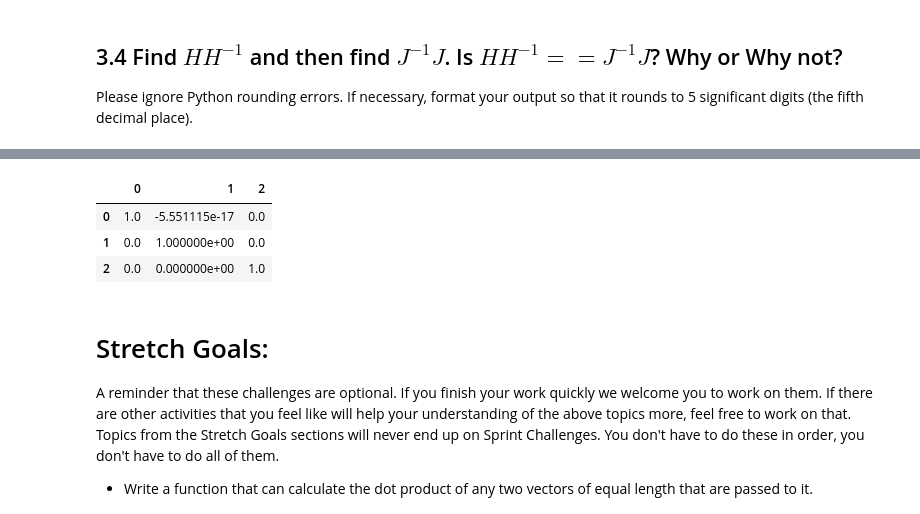
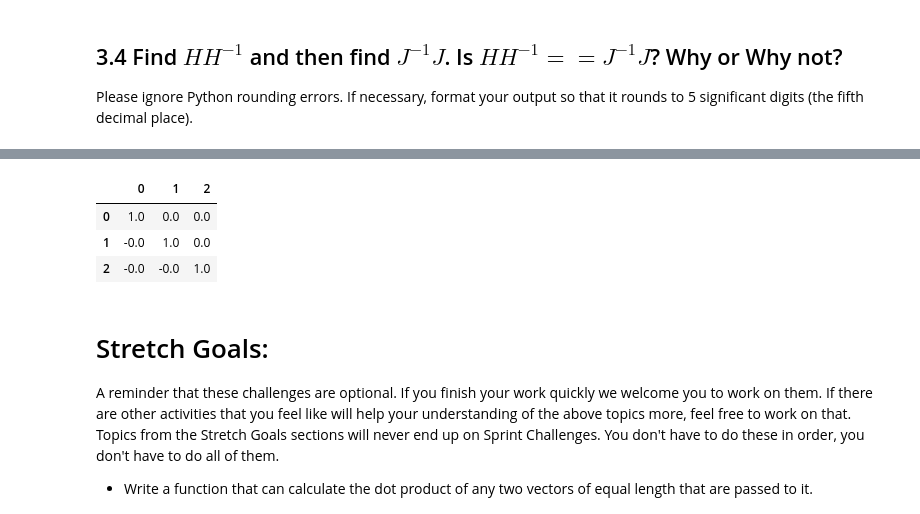
Before and after one commit to raklives/DS-Unit-1-Sprint-3-Linear-Algebra, a Jupyter notebook: module1-vectors-and-matrices/LS_DS_131_Vectors_and_Matrices_Assignment.ipynb, the cells around one changed output, grey strips where cells are left out. Cells and saved outputs as stored; diff of their text form; code cells hidden in the pictures.

```diff
--- a/module1-vectors-and-matrices/LS_DS_131_Vectors_and_Matrices_Assignment.ipynb
+++ b/module1-vectors-and-matrices/LS_DS_131_Vectors_and_Matrices_Assignment.ipynb
@@ -605,9 +605,9 @@ pd.DataFrame(H_Inverse_H)
 # %%
 # multiply J by it's inverse
-J_Inverse_J = np.matmul(J,J_Inverse)
-pd.DataFrame(J_Inverse_J)
+J_Inverse_J = np.matmul(J_Inverse,J)
+round(pd.DataFrame(J_Inverse_J)
 # %% [output]
 |  | 0 | 1 | 2 |
-| 0 | 1.0 | -5.551115e-17 | 0.0 |
-| 1 | 0.0 | 1.000000e+00 | 0.0 |
-| 2 | 0.0 | 0.000000e+00 | 1.0 |
+| 0 | 1.0 | 0.0 | 0.0 |
+| 1 | -0.0 | 1.0 | 0.0 |
+| 2 | -0.0 | -0.0 | 1.0 |
```
Also changed, not shown: parts of 2 cells of this notebook.
